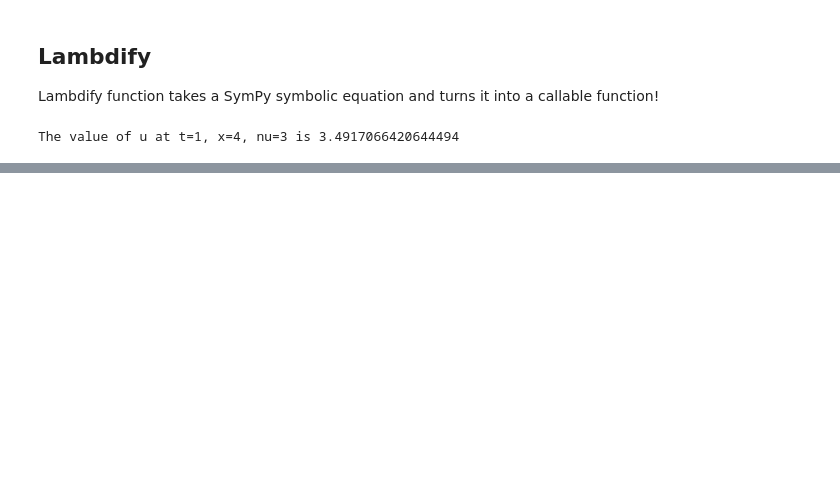
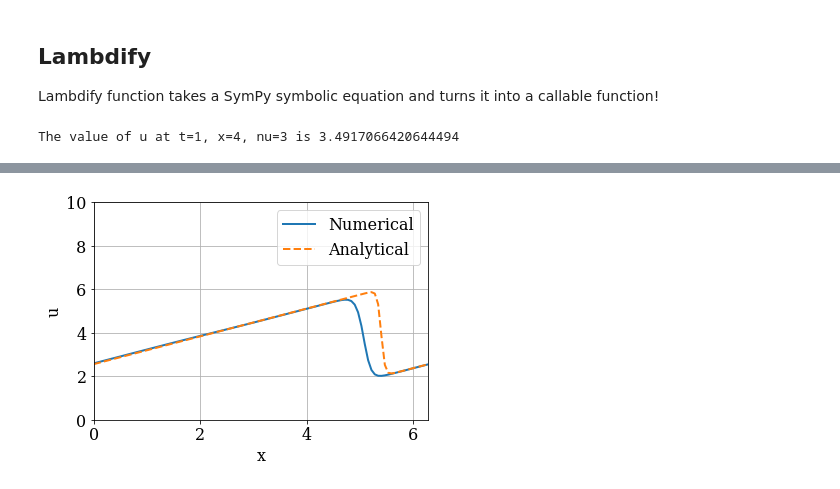
Before and after one commit to kanishkegb/MAE-6286, a Jupyter notebook: Lesson_02/04_Bergers_Equation.ipynb, the cells around one changed output, grey strips where cells are left out. Saved outputs shown, nothing was run; the diff lists cells and outputs as text; code cells hidden in the pictures; blank space fills up the shorter version.

```diff
--- a/Lesson_02/04_Bergers_Equation.ipynb
+++ b/Lesson_02/04_Bergers_Equation.ipynb
@@ -59,0 +124,32 @@ The value of u at t=1, x=4, nu=3 is 3.4917066420644494
+# %%
+# integrate Burger's equation in time
+u = u0.copy()
+for n in range(nt):
+    un = u.copy()
+    # update all interior points
+    u[1:-1] = (un[1:-1]
+               - un[1:-1] * dt / dx * (un[1:-1] - un[:-2])
+               + nu * dt / dx**2 * (un[2:] - 2 * un[1:-1] + un[:-2]))
+    # update boundary points
+    u[0] = (un[0]
+            - un[0] * dt / dx * (un[0] - un[-1])
+            + nu * dt / dx**2 * (un[1] - 2 * un[0] + un[-1]))
+    u[-1] = (un[-1]
+            - un[-1] * dt / dx * (un[-1] - un[-2])
+            + nu * dt / dx**2 * (un[0] - 2 * un[-1] + un[-2]))
+# %%
+# analytical solution
+u_analytical = np.array([u_lamb(nt * dt, xi, nu) for xi in x])
+# %%
+# compare anelytical and numerical solutions
+pyplot.figure(figsize=(6.0, 4.0))
+pyplot.xlabel('x')
+pyplot.ylabel('u')
+pyplot.grid()
+pyplot.plot(x, u, label='Numerical', color='C0', linestyle='-', linewidth=2)
+pyplot.plot(x, u_analytical, label='Analytical', color='C1', linestyle='--', linewidth=2)
+pyplot.legend()
+pyplot.xlim(0.0, L)
+pyplot.ylim(0.0, 10.0);
+# %% [output]
+[figure, added]
```
Also changed, not shown: parts of 17 cells of this notebook.
